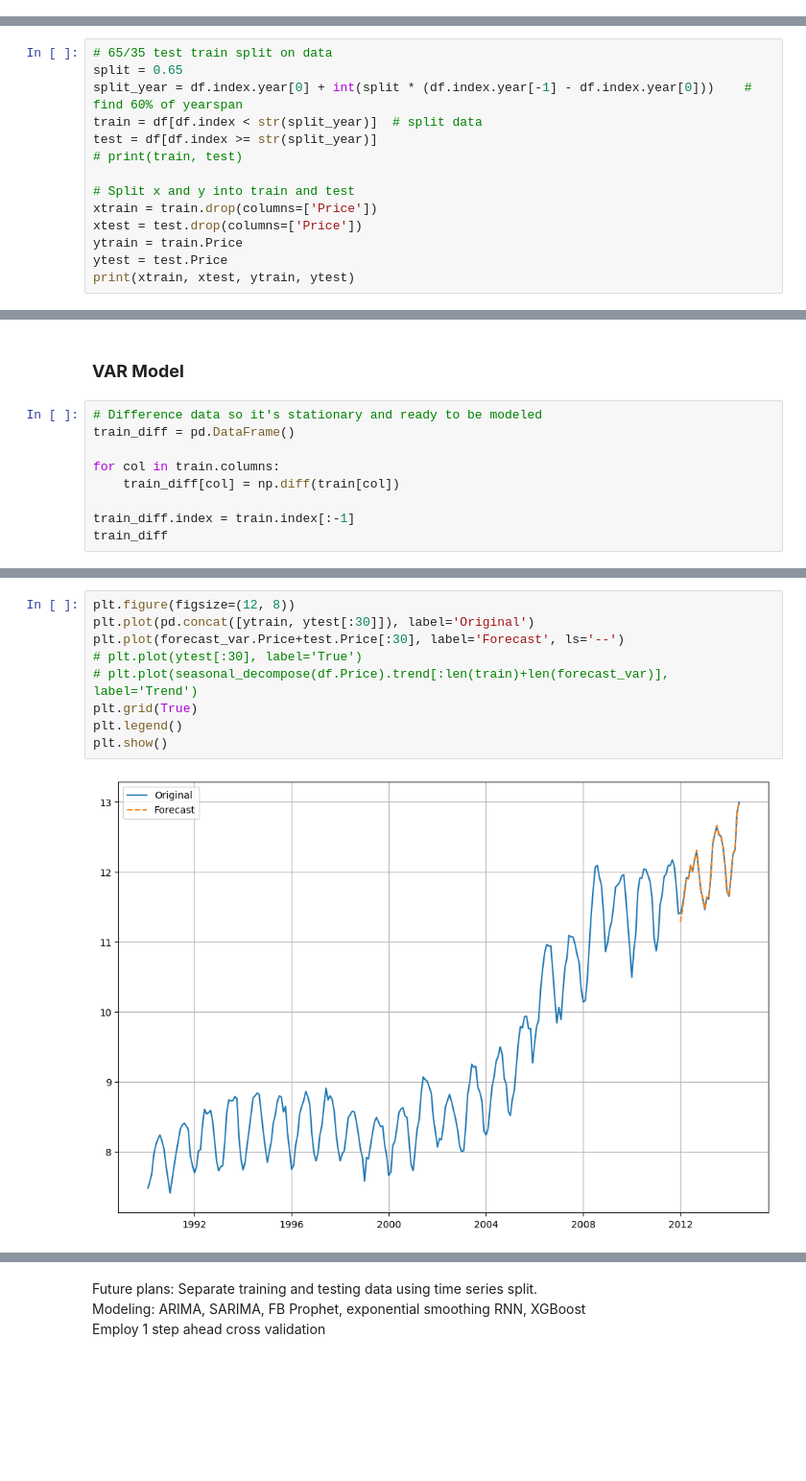
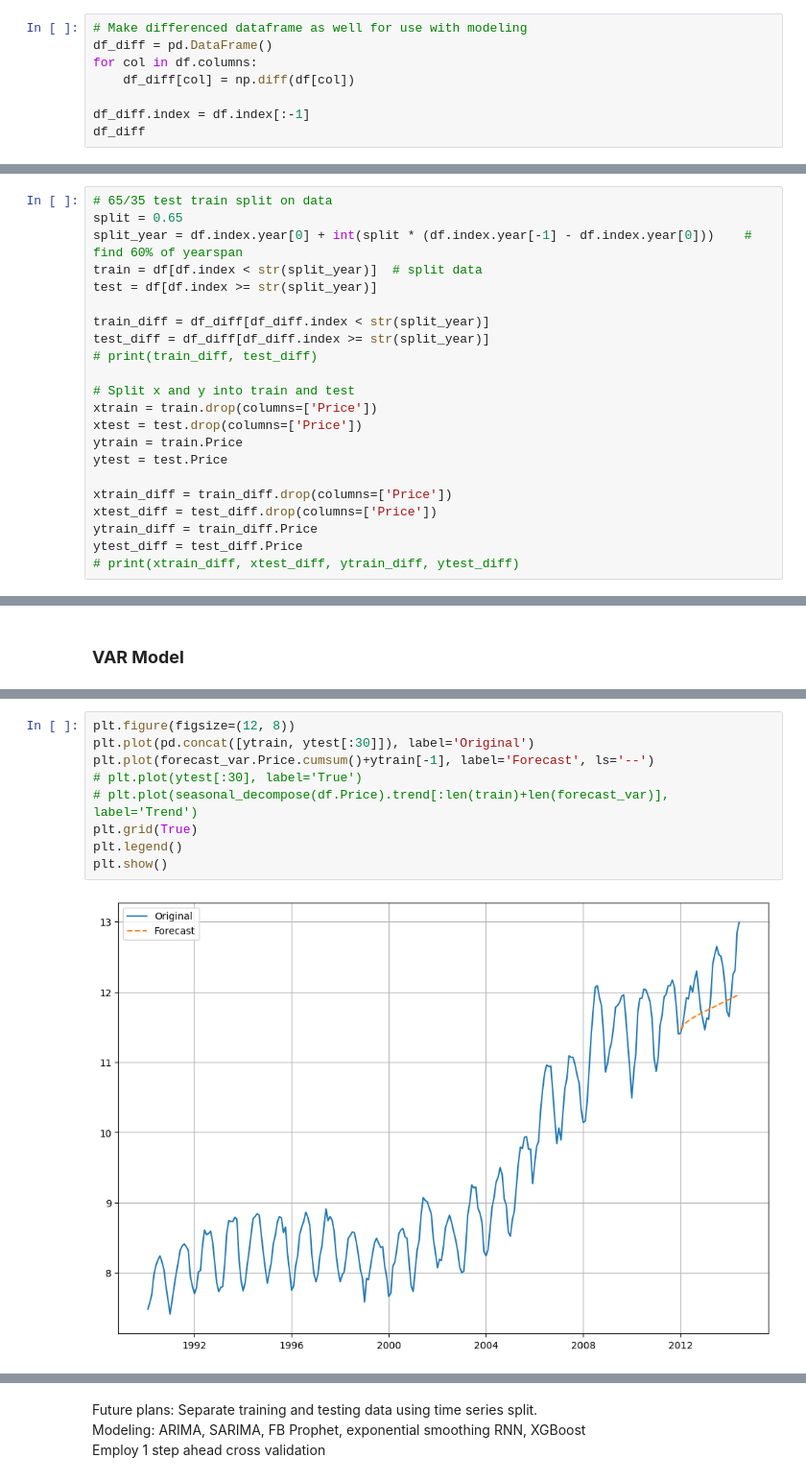
Before and after one commit to bktakacs/springboard_dsc_capstone3, a Jupyter notebook: pp-model.ipynb, the cells around one changed output, grey strips where cells are left out. Shown at 96% size. Saved outputs shown, nothing was run; the diff lists cells and outputs as text; blank space fills up the shorter version.

```diff
--- a/pp-model.ipynb
+++ b/pp-model.ipynb
@@ -71,3 +71,11 @@ Renewable and Petroleum now have same units (trillion Btu)
 ##### Don't need to scale data because it's a time series
 # %% [markdown]
 ### __Test Train Split__
+# %%
+# Make differenced dataframe as well for use with modeling
+df_diff = pd.DataFrame()
+for col in df.columns:
+    df_diff[col] = np.diff(df[col])
+
+df_diff.index = df.index[:-1]
+df_diff
@@ -77,11 +100,19 @@ split = 0.65
 split_year = df.index.year[0] + int(split * (df.index.year[-1] - df.index.year[0]))    # find 60% of yearspan
 train = df[df.index < str(split_year)]  # split data
 test = df[df.index >= str(split_year)]
-# print(train, test)
+
+train_diff = df_diff[df_diff.index < str(split_year)]
+test_diff = df_diff[df_diff.index >= str(split_year)]
+# print(train_diff, test_diff)
 
 # Split x and y into train and test
 xtrain = train.drop(columns=['Price'])
 xtest = test.drop(columns=['Price'])
 ytrain = train.Price
 ytest = test.Price
-print(xtrain, xtest, ytrain, ytest)
+
+xtrain_diff = train_diff.drop(columns=['Price'])
+xtest_diff = test_diff.drop(columns=['Price'])
+ytrain_diff = train_diff.Price
+ytest_diff = test_diff.Price
+# print(xtrain_diff, xtest_diff, ytrain_diff, ytest_diff)
@@ -237,11 +233,2 @@ This model underestimates trend of energy prices.
 # %% [markdown]
 ### __VAR Model__
-# %%
-# Difference data so it's stationary and ready to be modeled
-train_diff = pd.DataFrame()
-
-for col in train.columns:
-    train_diff[col] = np.diff(train[col])
-
-train_diff.index = train.index[:-1]
-train_diff
@@ -290,11 +264,11 @@ forecast_var.index = test.index[:len(forecast_var)]
 # %%
 plt.figure(figsize=(12, 8))
 plt.plot(pd.concat([ytrain, ytest[:30]]), label='Original')
-plt.plot(forecast_var.Price+test.Price[:30], label='Forecast', ls='--')
+plt.plot(forecast_var.Price.cumsum()+ytrain[-1], label='Forecast', ls='--')
 # plt.plot(ytest[:30], label='True')
 # plt.plot(seasonal_decompose(df.Price).trend[:len(train)+len(forecast_var)], label='Trend')
 plt.grid(True)
 plt.legend()
 plt.show()
 # %% [output]
-[figure, old version]
+[figure, new version]
```
Also changed, not shown: parts of 14 cells of this notebook.
